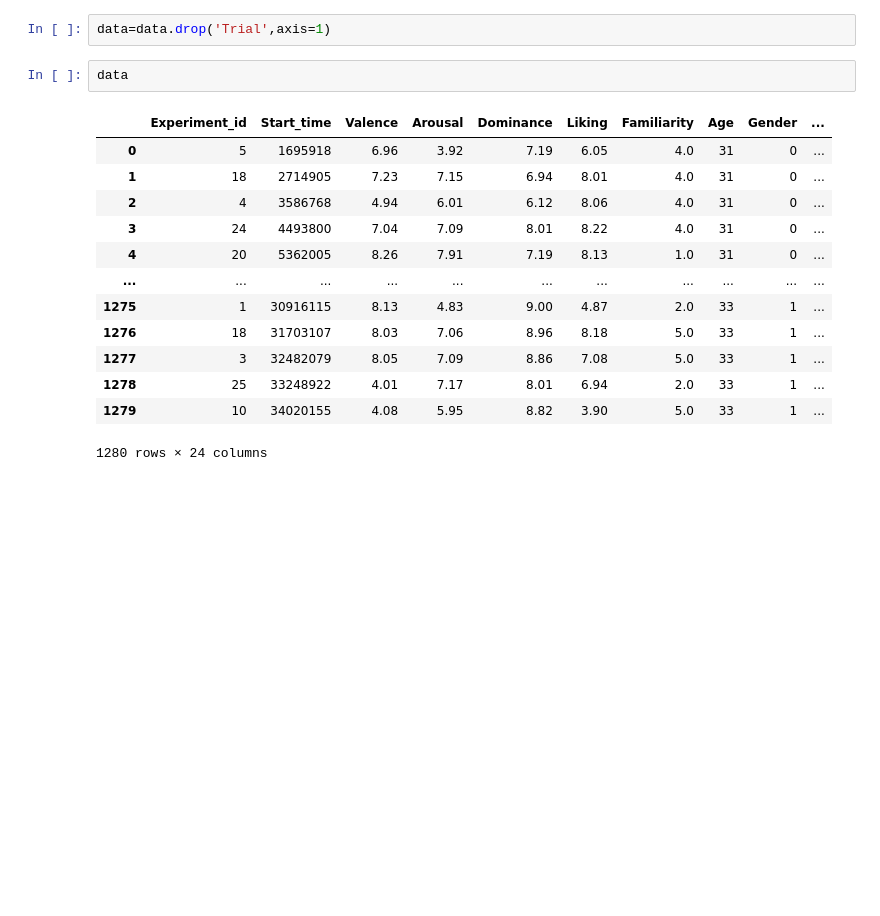
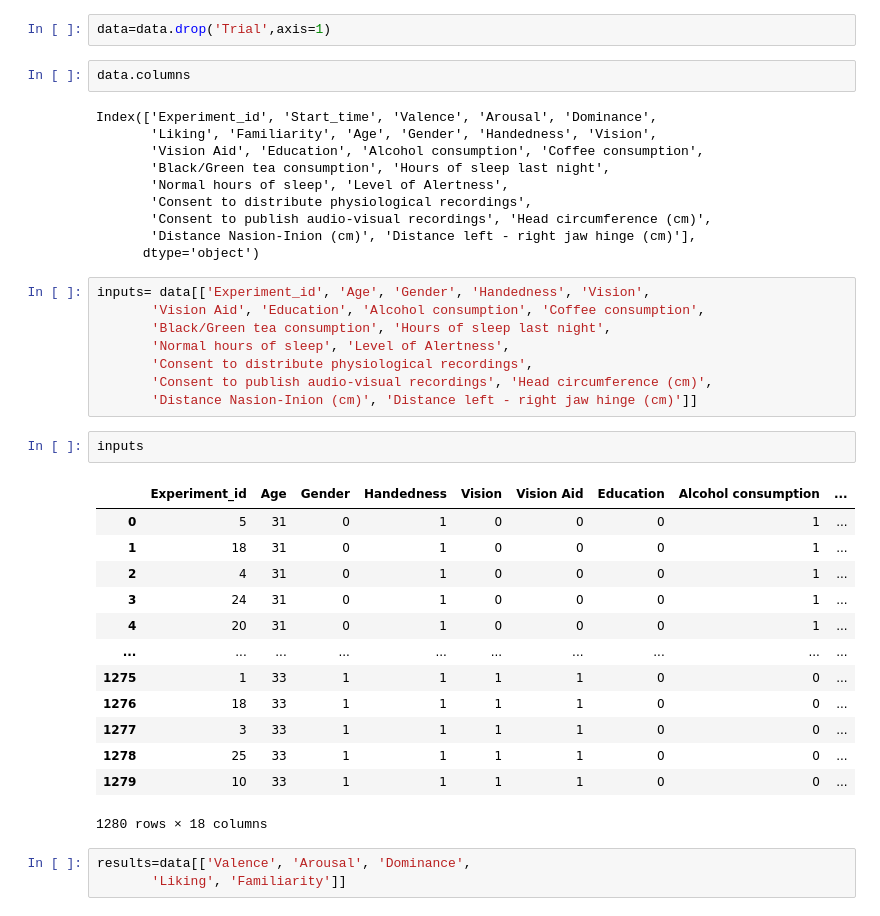
Before and after one commit to ankitmishra2232/EEG_signal_processing_using_ML, a Jupyter notebook: data reading and preprocessing.ipynb, the cells around one changed output. Drawn from its saved outputs; the diff is of its cells as text; blank space fills up the shorter version.

Commit message:
input is ready

```diff
--- a/data reading and preprocessing.ipynb
+++ b/data reading and preprocessing.ipynb
@@ -797,18 +848,41 @@ data=data.drop('Participant_id',axis=1)
 # %%
 data=data.drop('Trial',axis=1)
 # %%
-data
+data.columns
 # %% [output]
-|  | Experiment_id | Start_time | Valence | Arousal | Dominance | Liking | Familiarity | Age | Gender | ... |
-| 0 | 5 | 1695918 | 6.96 | 3.92 | 7.19 | 6.05 | 4.0 | 31 | 0 | ... |
-| 1 | 18 | 2714905 | 7.23 | 7.15 | 6.94 | 8.01 | 4.0 | 31 | 0 | ... |
-| 2 | 4 | 3586768 | 4.94 | 6.01 | 6.12 | 8.06 | 4.0 | 31 | 0 | ... |
-| 3 | 24 | 4493800 | 7.04 | 7.09 | 8.01 | 8.22 | 4.0 | 31 | 0 | ... |
-| 4 | 20 | 5362005 | 8.26 | 7.91 | 7.19 | 8.13 | 1.0 | 31 | 0 | ... |
-| ... | ... | ... | ... | ... | ... | ... | ... | ... | ... | ... |
-| 1275 | 1 | 30916115 | 8.13 | 4.83 | 9.00 | 4.87 | 2.0 | 33 | 1 | ... |
-| 1276 | 18 | 31703107 | 8.03 | 7.06 | 8.96 | 8.18 | 5.0 | 33 | 1 | ... |
-| 1277 | 3 | 32482079 | 8.05 | 7.09 | 8.86 | 7.08 | 5.0 | 33 | 1 | ... |
-| 1278 | 25 | 33248922 | 4.01 | 7.17 | 8.01 | 6.94 | 2.0 | 33 | 1 | ... |
-| 1279 | 10 | 34020155 | 4.08 | 5.95 | 8.82 | 3.90 | 5.0 | 33 | 1 | ... |
-1280 rows × 24 columns
+Index(['Experiment_id', 'Start_time', 'Valence', 'Arousal', 'Dominance',
+       'Liking', 'Familiarity', 'Age', 'Gender', 'Handedness', 'Vision',
+       'Vision Aid', 'Education', 'Alcohol consumption', 'Coffee consumption',
+       'Black/Green tea consumption', 'Hours of sleep last night',
+       'Normal hours of sleep', 'Level of Alertness',
+       'Consent to distribute physiological recordings',
+       'Consent to publish audio-visual recordings', 'Head circumference (cm)',
+       'Distance Nasion-Inion (cm)', 'Distance left - right jaw hinge (cm)'],
+      dtype='object')
+# %%
+inputs= data[['Experiment_id', 'Age', 'Gender', 'Handedness', 'Vision',
+       'Vision Aid', 'Education', 'Alcohol consumption', 'Coffee consumption',
+       'Black/Green tea consumption', 'Hours of sleep last night',
+       'Normal hours of sleep', 'Level of Alertness',
+       'Consent to distribute physiological recordings',
+       'Consent to publish audio-visual recordings', 'Head circumference (cm)',
+       'Distance Nasion-Inion (cm)', 'Distance left - right jaw hinge (cm)']]
+# %%
+inputs
+# %% [output]
+|  | Experiment_id | Age | Gender | Handedness | Vision | Vision Aid | Education | Alcohol consumption | ... |
+| 0 | 5 | 31 | 0 | 1 | 0 | 0 | 0 | 1 | ... |
+| 1 | 18 | 31 | 0 | 1 | 0 | 0 | 0 | 1 | ... |
+| 2 | 4 | 31 | 0 | 1 | 0 | 0 | 0 | 1 | ... |
+| 3 | 24 | 31 | 0 | 1 | 0 | 0 | 0 | 1 | ... |
+| 4 | 20 | 31 | 0 | 1 | 0 | 0 | 0 | 1 | ... |
+| ... | ... | ... | ... | ... | ... | ... | ... | ... | ... |
+| 1275 | 1 | 33 | 1 | 1 | 1 | 1 | 0 | 0 | ... |
+| 1276 | 18 | 33 | 1 | 1 | 1 | 1 | 0 | 0 | ... |
+| 1277 | 3 | 33 | 1 | 1 | 1 | 1 | 0 | 0 | ... |
+| 1278 | 25 | 33 | 1 | 1 | 1 | 1 | 0 | 0 | ... |
+| 1279 | 10 | 33 | 1 | 1 | 1 | 1 | 0 | 0 | ... |
+1280 rows × 18 columns
+# %%
+results=data[['Valence', 'Arousal', 'Dominance',
+       'Liking', 'Familiarity']]
```
Also changed, not shown: parts of 10 cells of this notebook.
